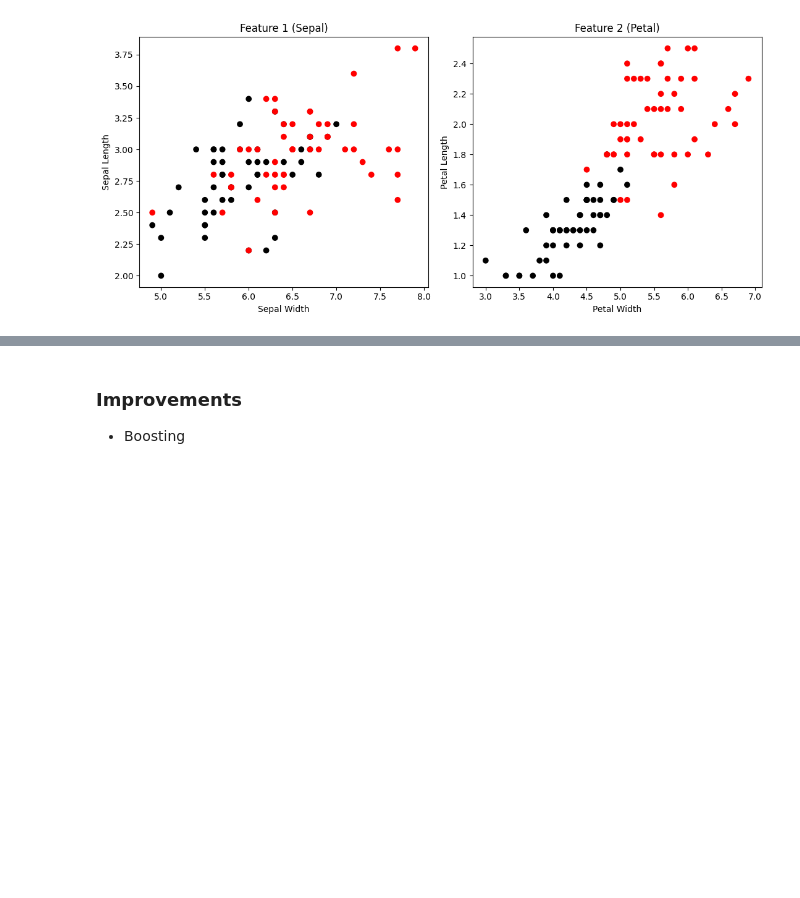
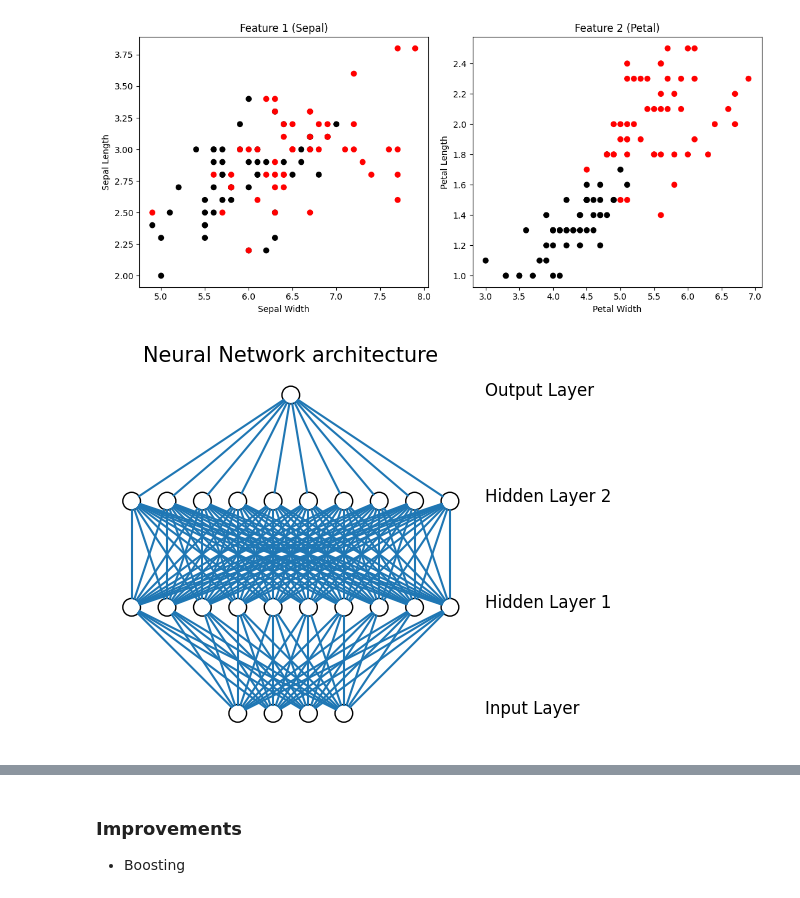
Before and after one commit to Arnottjwr/ML-Projects, a Jupyter notebook: Flower Classifier/flower_classifer.ipynb, the cells around one changed output, grey strips where cells are left out. Drawn from its saved outputs; the diff is of its cells as text; code cells hidden in the pictures; blank space fills up the shorter version.

```diff
--- a/Flower Classifier/flower_classifer.ipynb
+++ b/Flower Classifier/flower_classifer.ipynb
@@ -50,10 +34,13 @@ x_test_new = std_clf.transform(X_test)
 # %%
+# build the Model with two hidden Layers
 model = tf.keras.models.Sequential()
 model.add(tf.keras.layers.Dense(10, input_dim=4,activation=tf.nn.relu))
 model.add(tf.keras.layers.Dense(10,  activation=tf.nn.relu))
 model.add(tf.keras.layers.Dense(1, activation=tf.nn.sigmoid))  # 1 neuron with sigmoid activation
-
 model.compile(optimizer='adam', loss='binary_crossentropy', metrics=['accuracy'])
+DrawNN([4,10,10,1]).draw()
+# %% [output]
+[figure, added]
 # %%
 # Train the model and report accuracy
 history = model.fit(X_train, y_train,validation_data=(X_test, y_test), epochs=300)
```
Also changed, not shown: parts of 6 cells of this notebook.
